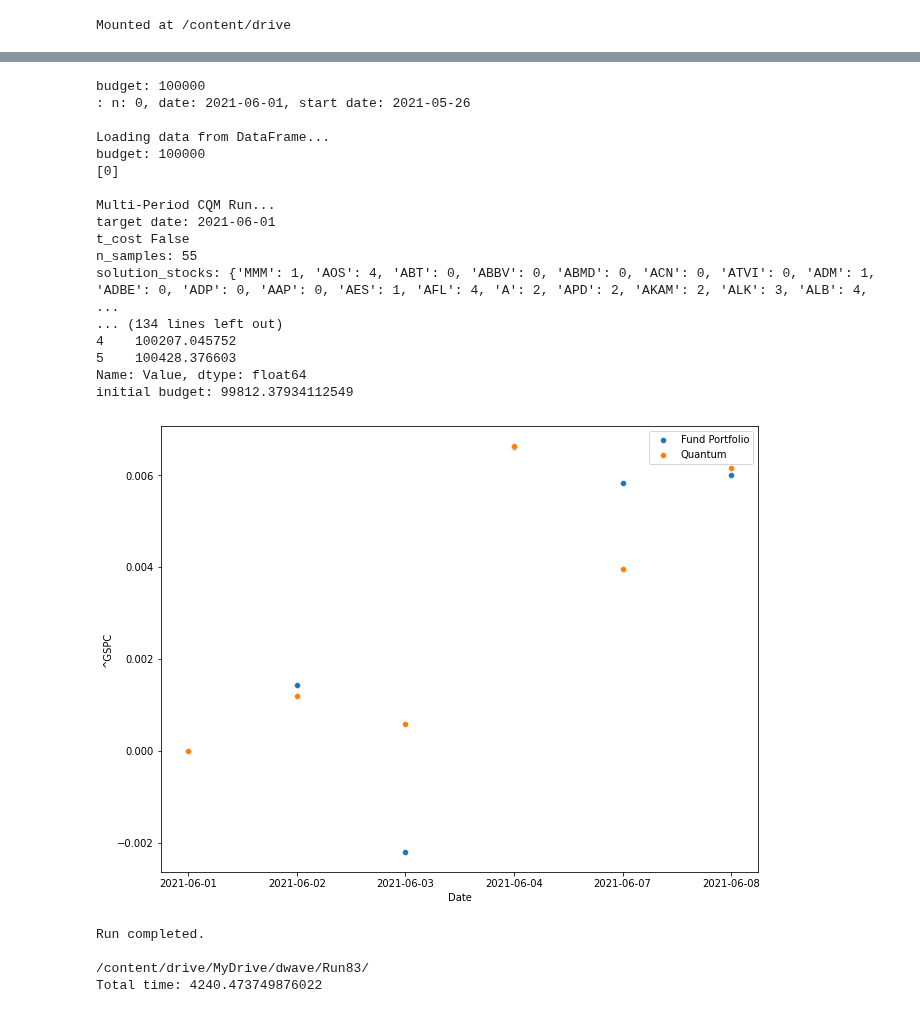
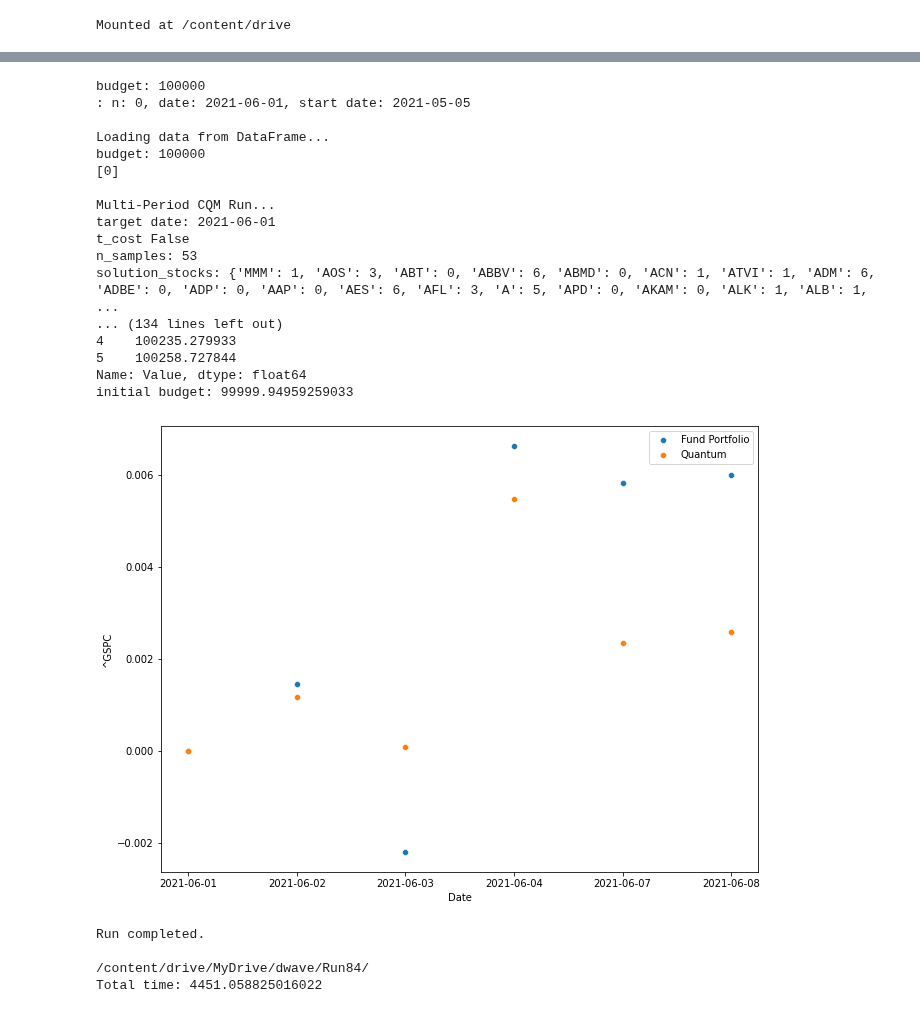
Before and after one commit to bvcmartins/dwaveDev, a Jupyter notebook: portfolioOptimization/solver.ipynb, the cells around one changed output, grey strips where cells are left out. Saved outputs shown, nothing was run; the diff lists cells and outputs as text; code cells hidden in the pictures.

```diff
--- a/portfolioOptimization/solver.ipynb
+++ b/portfolioOptimization/solver.ipynb
@@ -670,9 +670,9 @@ if __name__ == '__main__':
             'verbose': False,
             'num': 0,
             't_cost': 0.00,
-            'label': 'Run83',
+            'label': 'Run84',
             'init_holdings': None,
-            'window_size': 5,
+            'window_size': 20,
             'calculation_type': 'daily',
             'save_path': '/content/drive/MyDrive/dwave/'
         }
@@ -692,22 +692,22 @@ Loading live data from the web from Yahoo! finance from 2021-05-26 00:00:00 to 2
 budget: 100000
-: n: 0, date: 2021-06-01, start date: 2021-05-26
+: n: 0, date: 2021-06-01, start date: 2021-05-05
 
 Loading data from DataFrame...
 budget: 100000
 [0]
 
 Multi-Period CQM Run...
 target date: 2021-06-01
 t_cost False
-n_samples: 55
-solution_stocks: {'MMM': 1, 'AOS': 4, 'ABT': 0, 'ABBV': 0, 'ABMD': 0, 'ACN': 0, 'ATVI': 0, 'ADM': 1, 'ADBE': 0, 'ADP': 0, 'AAP': 0, 'AES': 1, 'AFL': 4, 'A': 2, 'APD': 2, 'AKAM': 2, 'ALK': 3, 'ALB': 4, ...
+n_samples: 53
+solution_stocks: {'MMM': 1, 'AOS': 3, 'ABT': 0, 'ABBV': 6, 'ABMD': 0, 'ACN': 1, 'ATVI': 1, 'ADM': 6, 'ADBE': 0, 'ADP': 0, 'AAP': 0, 'AES': 6, 'AFL': 3, 'A': 5, 'APD': 0, 'AKAM': 0, 'ALK': 1, 'ALB': 1, ...
 ... (134 lines left out)
-4    100207.045752
-5    100428.376603
+4    100235.279933
+5    100258.727844
 Name: Value, dtype: float64
-initial budget: 99812.37934112549
+initial budget: 99999.94959259033
-[figure, old version]
+[figure, new version]
 Run completed.
 
-/content/drive/MyDrive/dwave/Run83/
-Total time: 4240.473749876022
+/content/drive/MyDrive/dwave/Run84/
+Total time: 4451.058825016022
```
Also changed, not shown: parts of 2 cells of this notebook.
